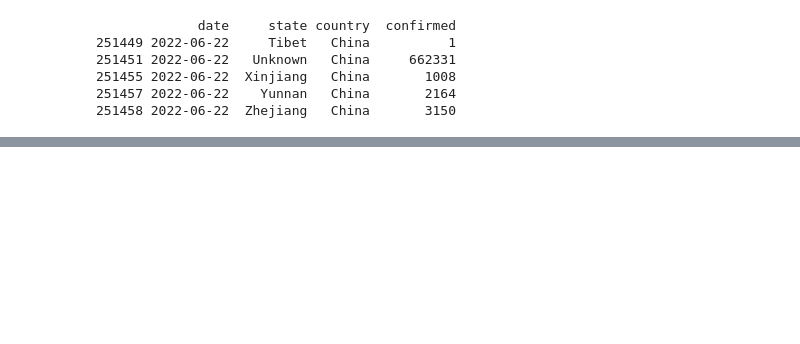
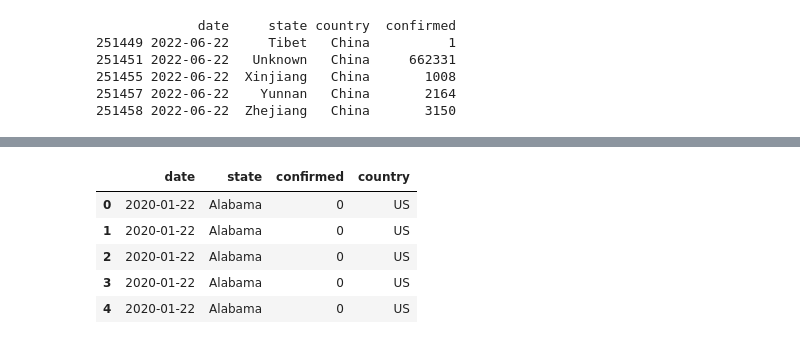
Before and after one commit to Rahul-TUKL/Project_EDS, a Jupyter notebook: notebooks/3.Data_Preparation.ipynb, the cells around one changed output, grey strips where cells are left out. Cells and saved outputs as stored; diff of their text form; code cells hidden in the pictures; blank space fills up the shorter version.

```diff
--- a/notebooks/3.Data_Preparation.ipynb
+++ b/notebooks/3.Data_Preparation.ipynb
@@ -164,0 +191,18 @@ print(pd_relational_model[pd_relational_model['country']=='China'].tail())
+# %%
+pd_relational_model_US = pd_data_new_US.set_index(['state']) \
+                                .T                              \
+                                .stack()             \
+                                .reset_index()                  \
+                                .rename(columns={'level_0':'date',
+                                                   0:'confirmed'},
+                                                  )
+pd_relational_model_US['country']='US'
+pd_relational_model_US['date']=[datetime.strptime( each,"%m/%d/%y") for each in pd_relational_model_US.date] # convert to datetime
+pd_relational_model_US.head()
+# %% [output]
+|  | date | state | confirmed | country |
+| 0 | 2020-01-22 | Alabama | 0 | US |
+| 1 | 2020-01-22 | Alabama | 0 | US |
+| 2 | 2020-01-22 | Alabama | 0 | US |
+| 3 | 2020-01-22 | Alabama | 0 | US |
+| 4 | 2020-01-22 | Alabama | 0 | US |
```
Also changed, not shown: parts of 13 cells of this notebook.
